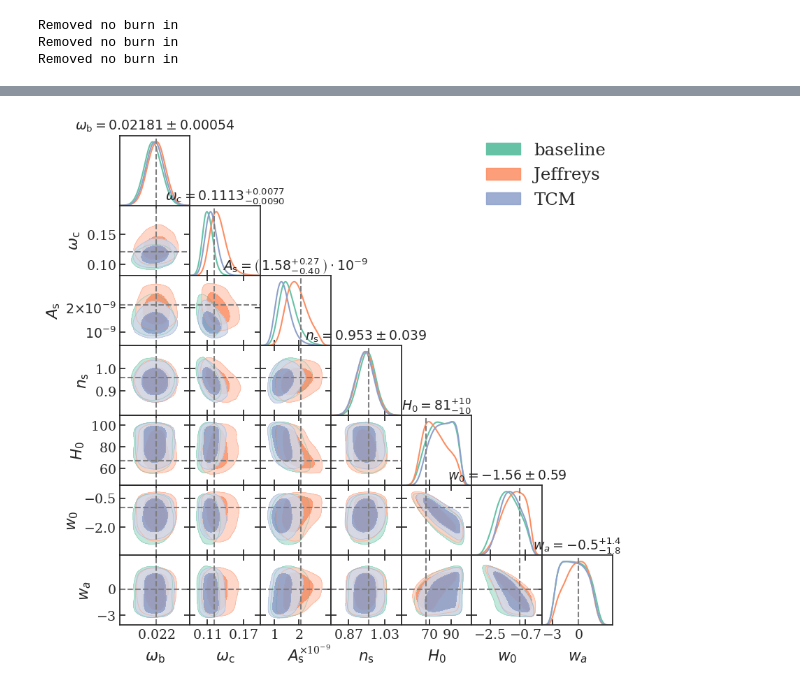
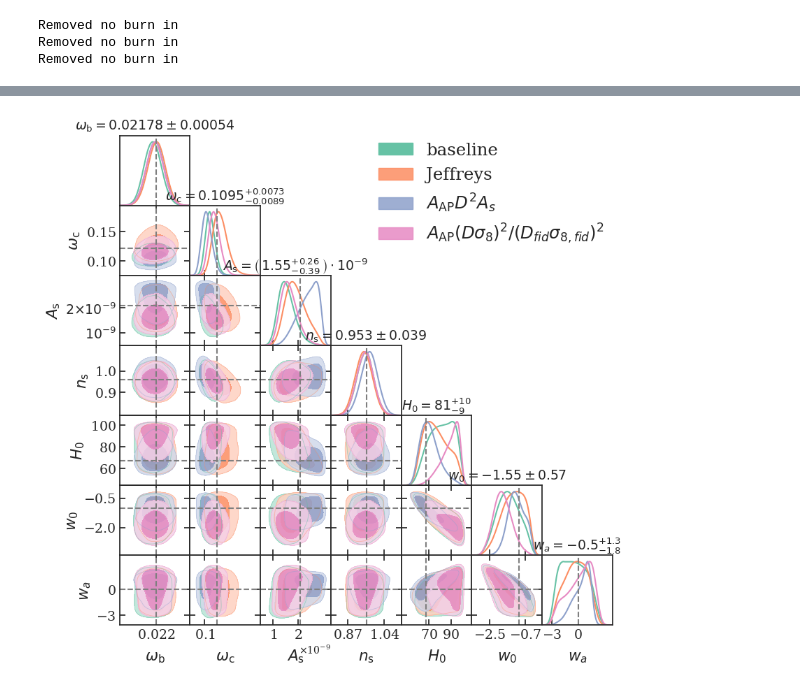
Before and after one commit to MariaTsedrik/playground_th1, a Jupyter notebook: scripts/plotting/posteriors_spectro.ipynb, the cells around one changed output, grey strips where cells are left out. Drawn from its saved outputs; the diff is of its cells as text; code cells hidden in the pictures.

```diff
--- a/scripts/plotting/posteriors_spectro.ipynb
+++ b/scripts/plotting/posteriors_spectro.ipynb
@@ -359,7 +359,22 @@ if fiducials != None:
 # %%
-chain_jeff = np.load('../sampling/chains/chain_spec_pbj_DR1_like_jef_andreapedro_priors_cpl.npz', allow_pickle=True)
-chain_baseline = np.load('../sampling/chains/chain_spec_pbj_DR1_like_nojef_andreapedro_priors_cpl.npz', allow_pickle=True)
-chain_tcm = np.load('../sampling/chains/chain_spec_pbj_DR1_like_tcm_andreapedro_priors_cpl_onlyAap.npz', allow_pickle=True)
+#chain_jeff = np.load('../sampling/chains/chain_spec_pbj_DR1_like_jef_andreapedro_priors_cpl.npz', allow_pickle=True)
+#chain_baseline = np.load('../sampling/chains/chain_spec_pbj_DR1_like_nojef_andreapedro_priors_cpl.npz', allow_pickle=True)
+#chain_tcm = np.load('../sampling/chains/chain_spec_pbj_DR1_like_tcm_andreapedro_priors_cpl_newh_sigma8_mult_newpriors_v2.npz', allow_pickle=True) #
+#chain_tcm = np.load('../sampling/chains/chain_spec_pbj_DR1_like_tcm_andreapedro_priors_cpl_AapD2As.npz', allow_pickle=True)
+#chain_tcm_orig = np.load('../sampling/chains/chain_spec_pbj_DR1_like_tcm_andreapedro_priors_cpl_newh_sigma8_mult.npz', allow_pickle=True)
+#chain_tcm_orig = np.load('../sampling/chains/chain_spec_pbj_DR1_like_tcm_andreapedro_priors_cpl_newh_sigma8_mult_newpriors_v3.npz', allow_pickle=True)
+#chain_tcm = np.load('../sampling/chains/chain_spec_pbj_DR1_like_tcm_andreapedro_priors_cpl_sigma8_exactcometpriors_h_in_ctr.npz', allow_pickle=True)
+#chain_tcm_orig = np.load('../sampling/chains/chain_spec_pbj_DR1_like_tcm_andreapedro_priors_cpl_sigma8_exactcometpriors_correctedgrowth_noh.npz', allow_pickle=True)
+#chain_tcm = np.load('../sampling/chains/chain_spec_pbj_DR1_like_tcm_andreapedro_priors_cpl_sigma8_exactcometpriors_correctedgrowth_withh_in_ctr.npz', allow_pickle=True)
+#chain_tcm = np.load('../sampling/chains/chain_spec_pbj_DR1_like_tcm_andreapedro_priors_Aap_exactcometpriors_correctedgrowth.npz', allow_pickle=True)
+chain_tcm = np.load('../sampling/chains/chain_spec_pbj_DR1_like_tcm_andreapedro_priors_AapD2sigma8_normfid_exactcometpriors_correctedgrowth.npz', allow_pickle=True)
+chain_baseline = np.load('../sampling/chains/chain_spec_pbj_DR1_like_tcm_andreapedro_priors_baseline_exactcometpriors_correctedgrowth.npz', allow_pickle=True)
+chain_jeff = np.load('../sampling/chains/chain_spec_pbj_DR1_like_tcm_andreapedro_priors_jeffreys_exactcometpriors_correctedgrowth.npz', allow_pickle=True)
+chain_tcm_orig = np.load('../sampling/chains/chain_spec_pbj_DR1_like_tcm_andreapedro_priors_AapD2As_exactcometpriors_correctedgrowth.npz', allow_pickle=True)
+
+
+chain_comet_baseline = np.load('../sampling/chains/chain_cloe_TR1resc_FS_w0waCDM_baseline.npz', allow_pickle=True)
+chain_comet_jeff = np.load('../sampling/chains/chain_cloe_TR1resc_FS_w0waCDM_Jeffreys.npz', allow_pickle=True)
 # %%
 # =============================================================================
 # GETDIST SAMPLE PREPARATION
@@ -400,6 +415,23 @@ samples.append(
     )
 )
 
+samples.append(
+    getdist.MCSamples(
+        # Sample data (excluding log-likelihood and weight columns)
+        samples = chain_tcm_orig['chain'][:, :len(ModelPars)],
+        # Parameter names
+        names = [i for i in ModelPars],
+        # Sample weights (exponential of log-likelihood)
+        weights=np.exp(chain_tcm_orig['weights']),
+        # LaTeX labels for parameters (from params_dic)
+        labels = [params_dic[p] for p in ModelPars],
+        # Smoothing settings for 1D and 2D distributions
+        settings={'smooth_scale_2D':0.35, 'smooth_scale_1D':0.35},
+        # Parameter ranges for plotting
+        #ranges = Ranges
+    )
+)
+
 
 samples.append(
     getdist.MCSamples(
@@ -431,7 +503,11 @@ g.settings.axes_fontsize=18        # Axis tick labels size
 g.settings.axes_labelsize=20       # Axis labels size
 g.settings.linewidth=4             # Contour line width
 g.settings.figure_legend_frame = False  # Remove legend frame
-legend_labels=['baseline','Jeffreys', 'TCM']
+#legend_labels=['baseline','Jeffreys', 'TCM: $A_{\\rm AP}D^2_z\sigma_8^2$', 'TCM: $A_{\\rm AP}D^2_z A_s$']
+#legend_labels=['baseline','Jeffreys', 'large priors', 'medium priors']
+#legend_labels=['baseline','Jeffreys', '$A_{\\rm AP}D^2_z\sigma_8^2$', '$A_{\\rm AP}D^2_z\sigma_8^2$ with $h^3$ in noise']
+#legend_labels=['baseline','Jeffreys', '$A_{\\rm AP}D^2_z\sigma_8^2$: $h$ in ctr+noise', '$A_{\\rm AP}D^2_z\sigma_8^2$: $h$ in ctr ']
+legend_labels=['baseline','Jeffreys', '$A_{\\rm AP}D^2A_s$', '$A_{\\rm AP}(D\sigma_8)^2/(D_{fid}\sigma_{8, fid})^2$ ' ]#'$A_{\\rm AP}D^2_z\sigma_8^2$: $h$ in ctr']
 # Generate the main triangle (corner) plot
 g.triangle_plot(
     samples,                          # List of MCSamples objects
@@ -444,32 +520,32 @@ g.triangle_plot(
     contour_args = [
         {'filled':True, 'color': colors[0]},
         {'filled':True, 'color': colors[1], 'ls': '-'},
         {'filled':True, 'color': colors[2], 'ls': '-'},
         {'filled':True, 'color': colors[3], 'ls': '-'},
         {'filled':True, 'color': colors[4], 'ls': '-'},
         {'filled':True, 'color': colors[5], 'ls': '-'}
     ],
     # 1D marginalized distribution styling
     line_args=[
         {'color': colors[0], 'ls': '-'},
         {'color': colors[1], 'ls': '-'},
         {'color': colors[2], 'ls': '-'},
         {'color': colors[3], 'ls': '-'},
         {'color': colors[4], 'ls': '-'},
         {'color': colors[5], 'ls': '-'}
     ]
 )
 
 if fiducials != None:
     for i in range(len(ModelPars)):
         for j in range(i+1):
             ax = g.subplots[i,j]
             # Add horizontal line for fiducial value of y-parameter (for 2D plots)
             if i != j and ModelPars[i] in fiducials and fiducials[ModelPars[i]] != None:
                 ax.axhline(fiducials[ModelPars[i]]['p0'], lw=1.5, color='tab:gray', linestyle='--')
             # Add vertical line for fiducial value of x-parameter
             if ModelPars[j] in fiducials and fiducials[ModelPars[j]] != None:
                 ax.axvline(fiducials[ModelPars[j]]['p0'], lw=1.5, color='tab:gray', linestyle='--')
 # %% [output]
-[figure, old version]
+[figure, new version]
 # %%
```
Also changed, not shown: parts of 6 cells of this notebook, 7 other files.
